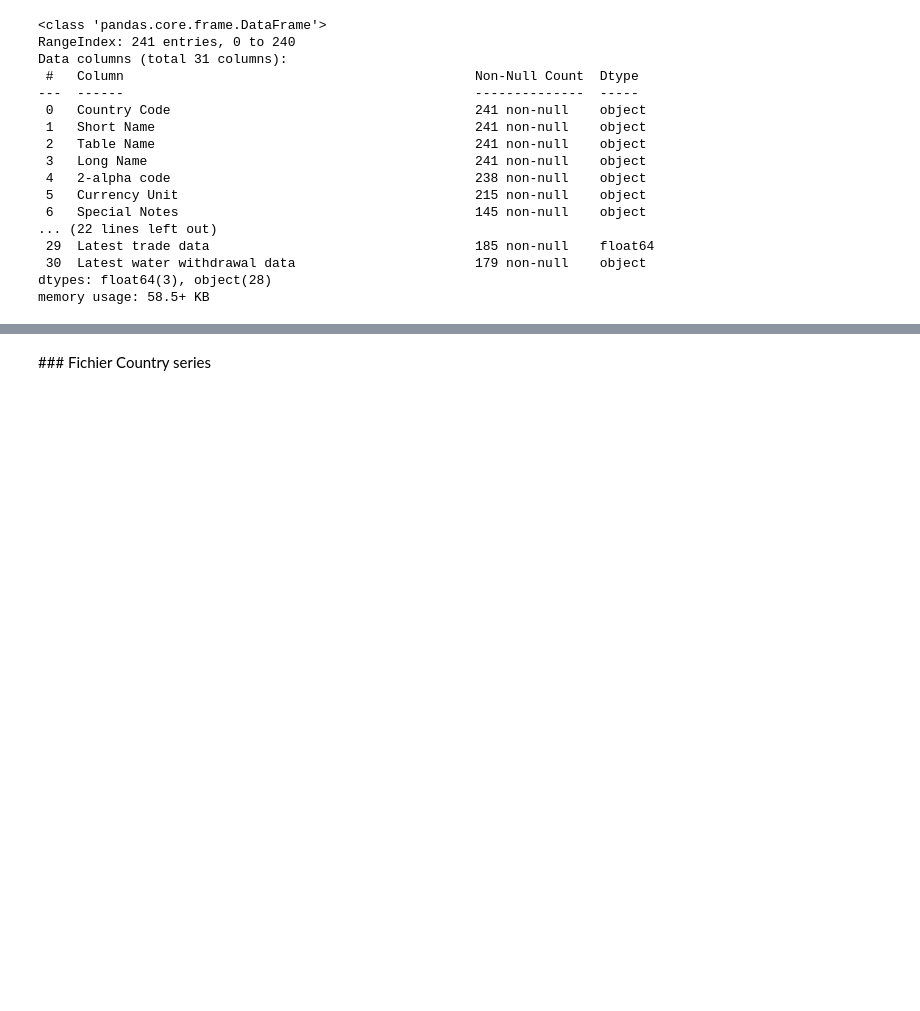
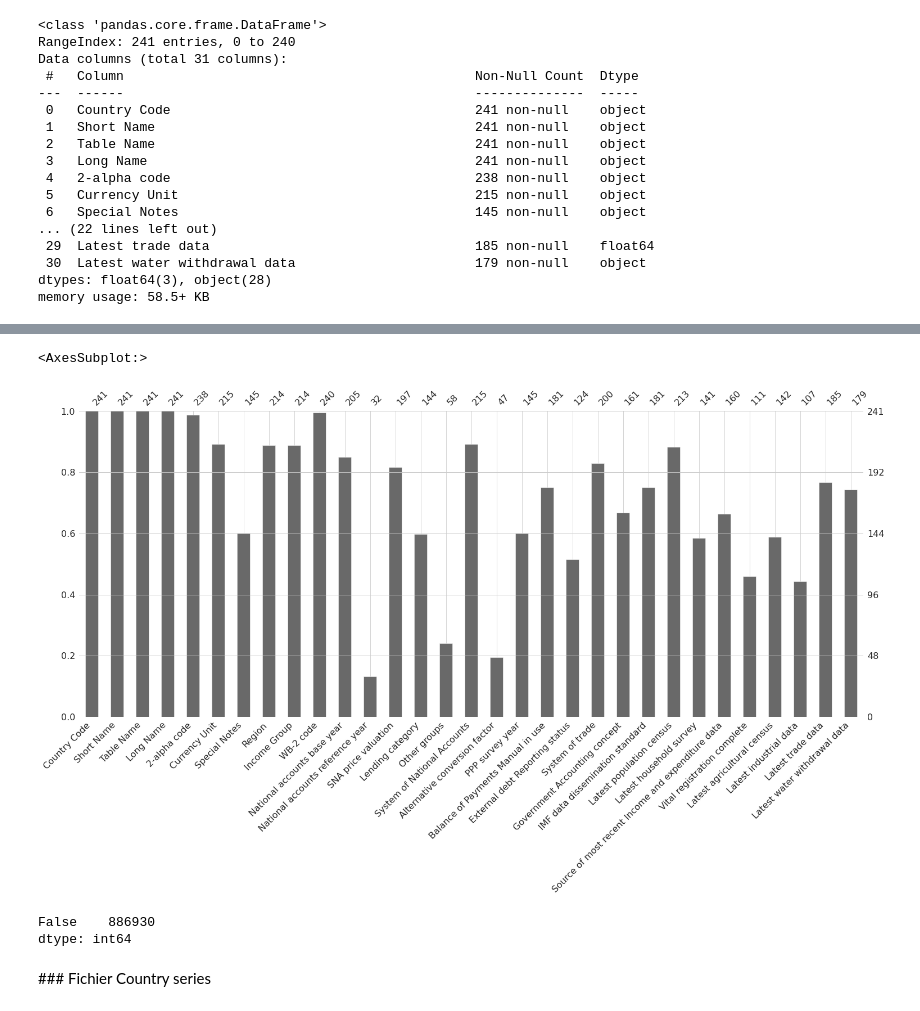
Before and after one commit to gwils28/Keep_Learning, a Jupyter notebook: System educ.ipynb, the cells around one changed output, grey strips where cells are left out. Drawn from its saved outputs; the diff is of its cells as text; code cells hidden in the pictures; blank space fills up the shorter version.

```diff
--- a/System educ.ipynb
+++ b/System educ.ipynb
@@ -142,2 +177,12 @@ memory usage: 58.5+ KB
+# %%
+msno.bar(raw_data_country, p=True)
+# %% [output]
+<AxesSubplot:>
+[figure, added]
+# %%
+raw_stats.duplicated().value_counts()
+# %% [output]
+False    886930
+dtype: int64
 # %% [markdown]
 ### Fichier Country series
```
Also changed, not shown: parts of 31 cells of this notebook, 1 other file.
